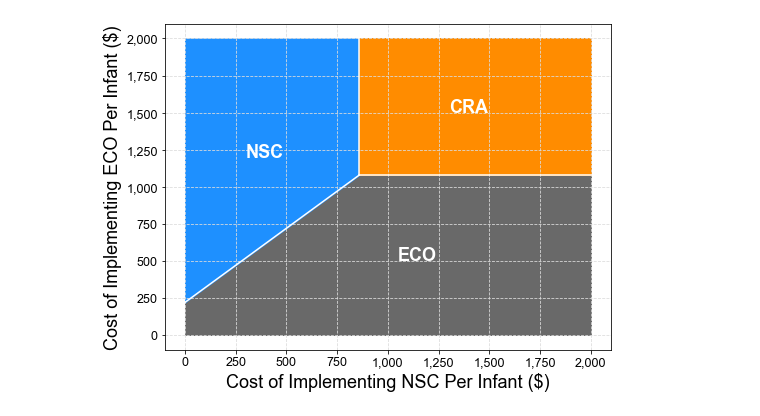
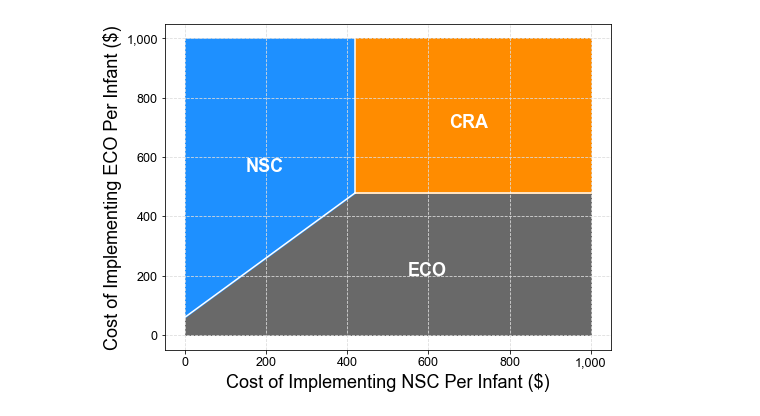
Before and after one commit to guanzgrace/cea-eos, a Jupyter notebook: Graphs-Threshold.ipynb, the cells around one changed output. Drawn from its saved outputs; the diff is of its cells as text; code cells hidden in the pictures.

```diff
--- a/Graphs-Threshold.ipynb
+++ b/Graphs-Threshold.ipynb
@@ -13,31 +13,35 @@ cra_color = 'darkorange'
 nsc_color = 'dodgerblue'
 eco_color = 'dimgrey'
 # %%
-x1 = np.arange(0.0, 860, 860-0-1) #Cost of implementing NSC per infant
-y1 = x1 + 220
-x2 = np.arange(860, 2001, 2001-860-1)
-y2 = 0*x2 + 1080
-y3 = np.arange(1080, 2001, 2001-1080-1)
-x3 = 0*y3 + 860
+c_nsc = 420
+c_eco = 480
+c_diff = c_eco - c_nsc
+
+x1 = np.arange(0.0, c_nsc, c_nsc-0-1) #Cost of implementing NSC per infant
+y1 = x1 + c_diff
+x2 = np.arange(c_nsc, 1001, 1001-c_nsc-1)
+y2 = 0*x2 + c_eco
+y3 = np.arange(c_eco, 1001, 1001-c_eco-1)
+x3 = 0*y3 + c_nsc
 # %%
 fig, ax = plt.subplots(figsize=(8,6))
 ax.get_yaxis().set_major_formatter(
     tkr.FuncFormatter(lambda x, p: format(int(x), ',')))
 ax.get_xaxis().set_major_formatter(
     tkr.FuncFormatter(lambda x, p: format(int(x), ',')))
 ax.set(xlabel='Cost of Implementing NSC Per Infant ($)', ylabel='Cost of Implementing ECO Per Infant ($)')
 plt.plot(x1, y1, color='white',label='Switch')
 plt.plot(x2, y2, color='white',label='Switch')
 plt.plot(x3, y3, color='white',label='Switch')
 ax.fill_between(x1, 0, y1, color=eco_color)#, alpha=0.3)
 ax.fill_between(x2, 0, y2, color=eco_color)#, alpha=0.3)
-ax.fill_between(x1, y1, 2000, color=nsc_color)#, alpha=0.3)
-ax.fill_between(x2, y2, 2000, color=cra_color)#, alpha=0.3)
-plt.text(1050, 500, "ECO", color='white', weight='extra bold')
-plt.text(300, 1200, "NSC", color='white', weight='extra bold')
-plt.text(1300, 1500, "CRA", color='white', weight='extra bold')
-plt.ylim(-100, 2100)
+ax.fill_between(x1, y1, 1000, color=nsc_color)#, alpha=0.3)
+ax.fill_between(x2, y2, 1000, color=cra_color)#, alpha=0.3)
+plt.text(550, 200, "ECO", color='white', weight='extra bold')
+plt.text(150, 550, "NSC", color='white', weight='extra bold')
+plt.text(650, 700, "CRA", color='white', weight='extra bold')
+#plt.ylim(-100, 1100)
 plt.grid(True, linestyle='--', color='gainsboro')
 plt.show()
 # %% [output]
-[figure, old version]
+[figure, new version]
```
Also changed, not shown: 36 other files.
